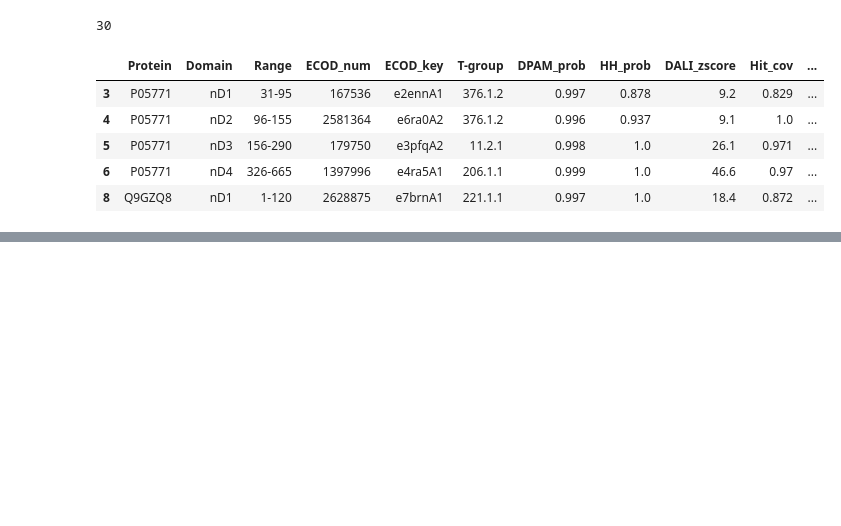
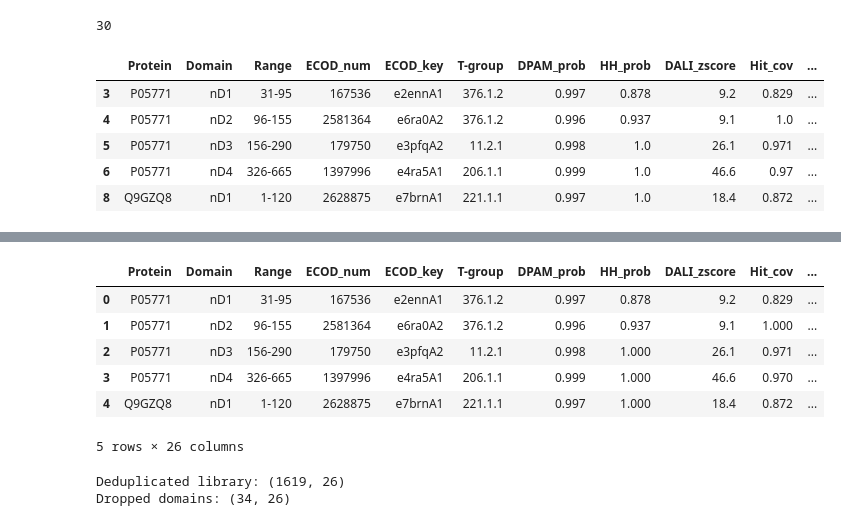
Before and after one commit to meng-yx/DPAM, a Jupyter notebook: notebooks/domains_to_library.ipynb, the cells around one changed output, grey strips where cells are left out. Cells and saved outputs as stored; diff of their text form; code cells hidden in the pictures; blank space fills up the shorter version.

```diff
--- a/notebooks/domains_to_library.ipynb
+++ b/notebooks/domains_to_library.ipynb
@@ -1326,0 +1104,66 @@ df_dpam_gap_processed.to_csv(os.path.join(root_dir, "output", "pacini_domains_ga
+# %%
+# Read CD-HIT output and add cluster_id to df_dpam_filtered_seq
+
+# Prepare mapping from sequence header to cluster id
+seq_to_cluster = {}
+
+current_cluster_id = None
+
+with open(cdhit_clstr, 'r') as f:
+    for line in f:
+        if line.startswith('>'):
+            # New cluster, update the cluster id
+            cluster_num = line.strip().split()[1]
+            # e.g., ">Cluster 0" -> cluster_num = "0"
+            current_cluster_id = int(cluster_num)
+        else:
+            # Sequence line; extract fasta header within '>'
+            parts = line.strip().split()
+            for part in parts:
+                if part.startswith(">"):
+                    # Remove '>' and trailing '...'
+                    header = part[1:]
+                    if header.endswith("..."):
+                        header = header[:-3]
+                    seq_to_cluster[header] = current_cluster_id
+                    break
+
+# Assign cluster_id for each row in df_dpam_filtered_seq
+def get_cdhit_header(row):
+    # Should match header constructed in FASTA:
+    return f"{row['uid']}"
+
+df_dpam_filtered_seq['cluster_id'] = df_dpam_filtered_seq.apply(
+    lambda row: seq_to_cluster.get(get_cdhit_header(row), None), axis=1
+)
+
+# Find rows where cluster_id is None
+df_dpam_filtered_seq[df_dpam_filtered_seq['cluster_id'].isna()]
+
+# assign unique negative integers to these rows where cd-hit failed to cluster
+df_dpam_filtered_seq.loc[df_dpam_filtered_seq['cluster_id'].isna(), 'cluster_id'] = -1 * np.arange(1, len(df_dpam_filtered_seq[df_dpam_filtered_seq['cluster_id'].isna()]) + 1)
+
+# Make sure cluster_id is an integer
+df_dpam_filtered_seq['cluster_id'] = df_dpam_filtered_seq['cluster_id'].astype(int)
+
+df_dpam_filtered_seq.head()
+# %% [output]
+|  | Protein | Domain | Range | ECOD_num | ECOD_key | T-group | DPAM_prob | HH_prob | DALI_zscore | Hit_cov | ... |
+| 0 | P05771 | nD1 | 31-95 | 167536 | e2ennA1 | 376.1.2 | 0.997 | 0.878 | 9.2 | 0.829 | ... |
+| 1 | P05771 | nD2 | 96-155 | 2581364 | e6ra0A2 | 376.1.2 | 0.996 | 0.937 | 9.1 | 1.000 | ... |
+| 2 | P05771 | nD3 | 156-290 | 179750 | e3pfqA2 | 11.2.1 | 0.998 | 1.000 | 26.1 | 0.971 | ... |
+| 3 | P05771 | nD4 | 326-665 | 1397996 | e4ra5A1 | 206.1.1 | 0.999 | 1.000 | 46.6 | 0.970 | ... |
+| 4 | Q9GZQ8 | nD1 | 1-120 | 2628875 | e7brnA1 | 221.1.1 | 0.997 | 1.000 | 18.4 | 0.872 | ... |
+5 rows × 26 columns
+# %%
+# Deduplicate df_dpam_filtered_seq by cluster_id (retaining the row with the highest DPAM_prob)
+df_dpam_filtered_seq_dedup = df_dpam_filtered_seq.sort_values(by='DPAM_prob', ascending=False).drop_duplicates(subset='cluster_id')
+
+# Create a df to store the rows that are dropped by deduplication
+df_dpam_filtered_seq_dropped = df_dpam_filtered_seq[~df_dpam_filtered_seq['uid'].isin(df_dpam_filtered_seq_dedup['uid'])]
+
+print(f"Deduplicated library: {df_dpam_filtered_seq_dedup.shape}")
+print(f"Dropped domains: {df_dpam_filtered_seq_dropped.shape}")
+# %% [output]
+Deduplicated library: (1619, 26)
+Dropped domains: (34, 26)
```
Also changed, not shown: parts of 40 cells of this notebook, 5 other files.
